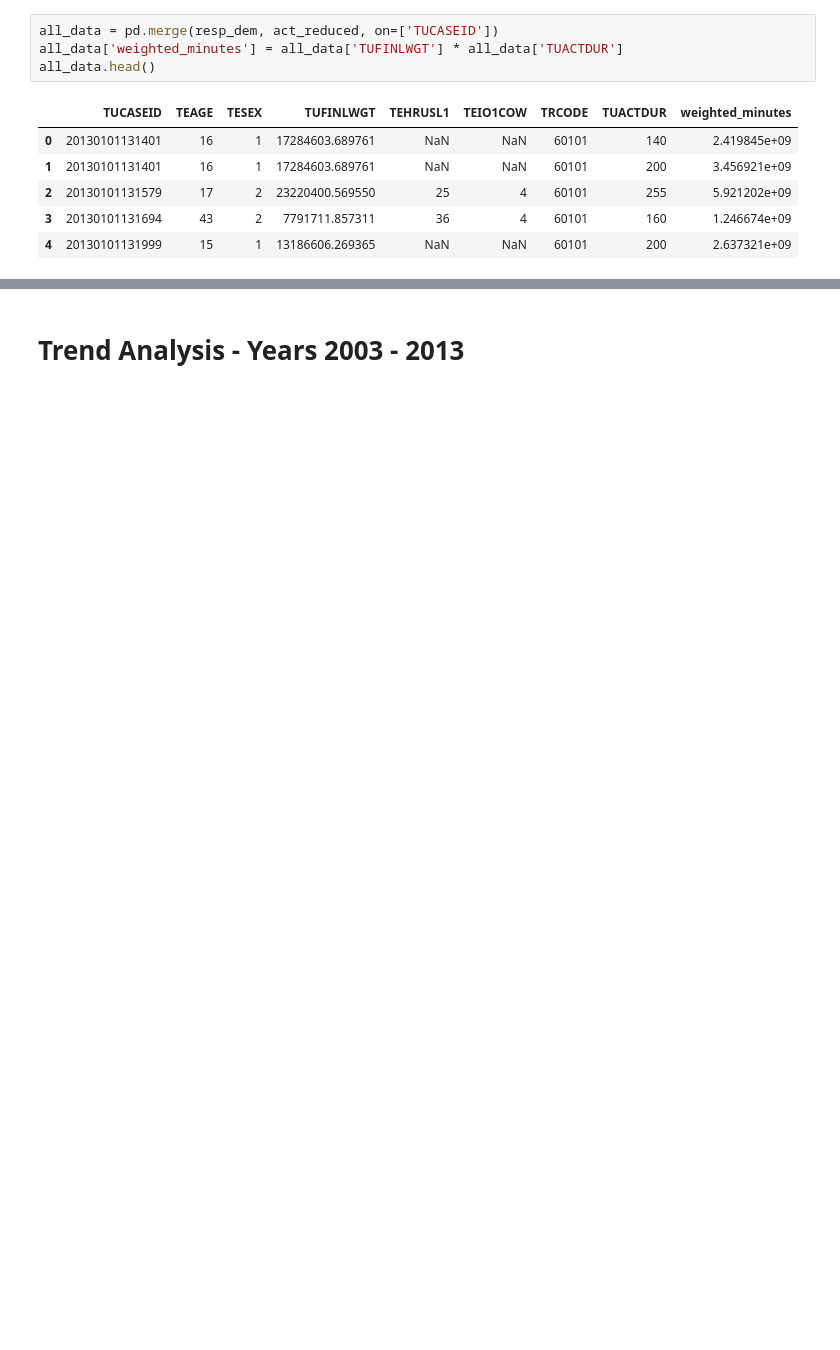
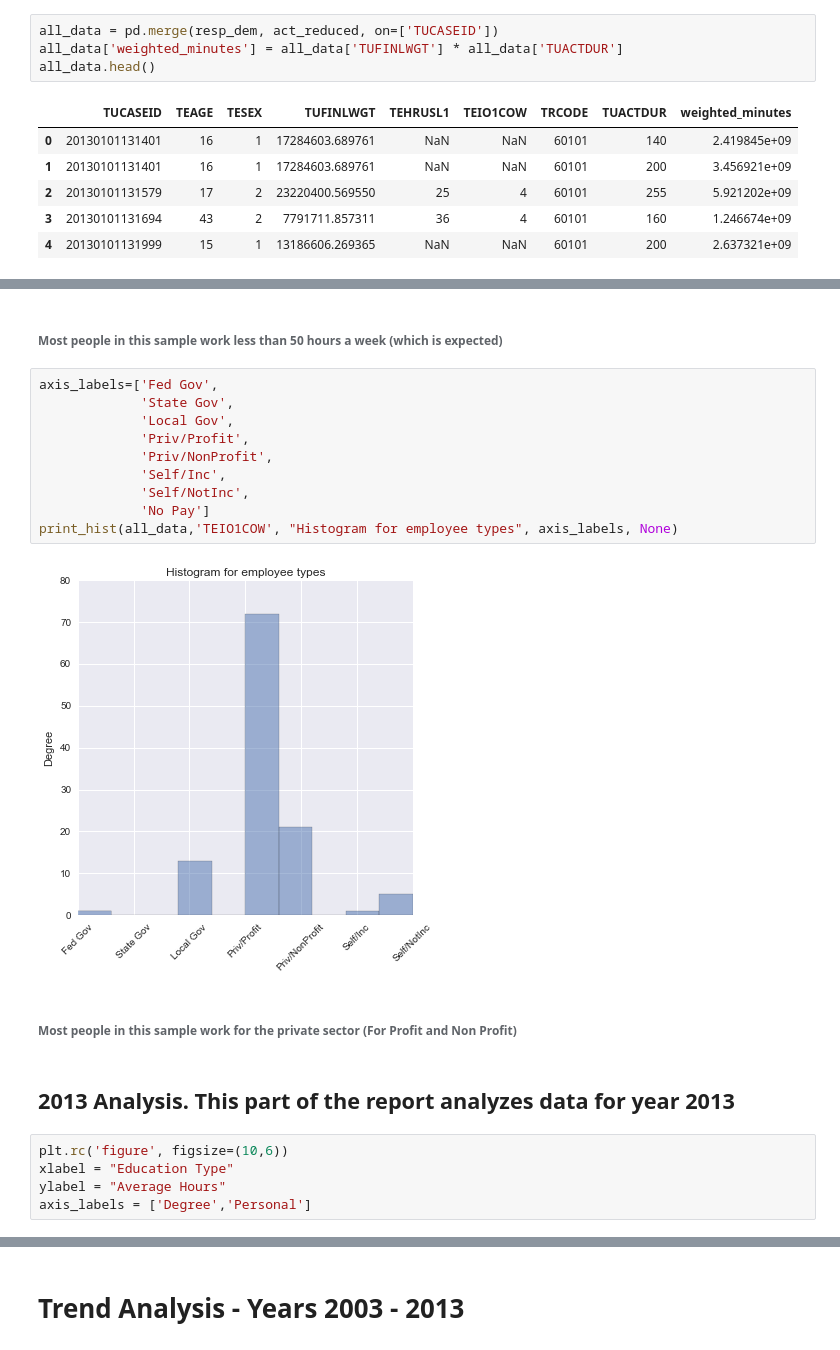
Before and after one commit to tiyd-python-2015-01/atus-analysis, a Jupyter notebook: education.ipynb, the cells around one changed output, grey strips where cells are left out. Drawn from its saved outputs; the diff is of its cells as text; blank space fills up the shorter version.

```diff
--- a/education.ipynb
+++ b/education.ipynb
@@ -267,0 +202,23 @@ plot_bars(ax, legend_labels, axis_labels, xlabel, ylabel, title )
+# %% [markdown]
+###### Most people in this sample work less than 50 hours a week (which is expected)
+# %%
+axis_labels=['Fed Gov',
+             'State Gov',
+             'Local Gov',
+             'Priv/Profit',
+             'Priv/NonProfit',
+             'Self/Inc',
+             'Self/NotInc',
+             'No Pay']
+print_hist(all_data,'TEIO1COW', "Histogram for employee types", axis_labels, None)
+# %% [output]
+[figure, added]
+# %% [markdown]
+###### Most people in this sample work for the private sector (For Profit and Non Profit)
+# %% [markdown]
+## 2013 Analysis. This part of the report analyzes data for year 2013
+# %%
+plt.rc('figure', figsize=(10,6))
+xlabel = "Education Type"
+ylabel = "Average Hours"
+axis_labels = ['Degree','Personal']
```
Also changed, not shown: parts of 69 cells of this notebook.
